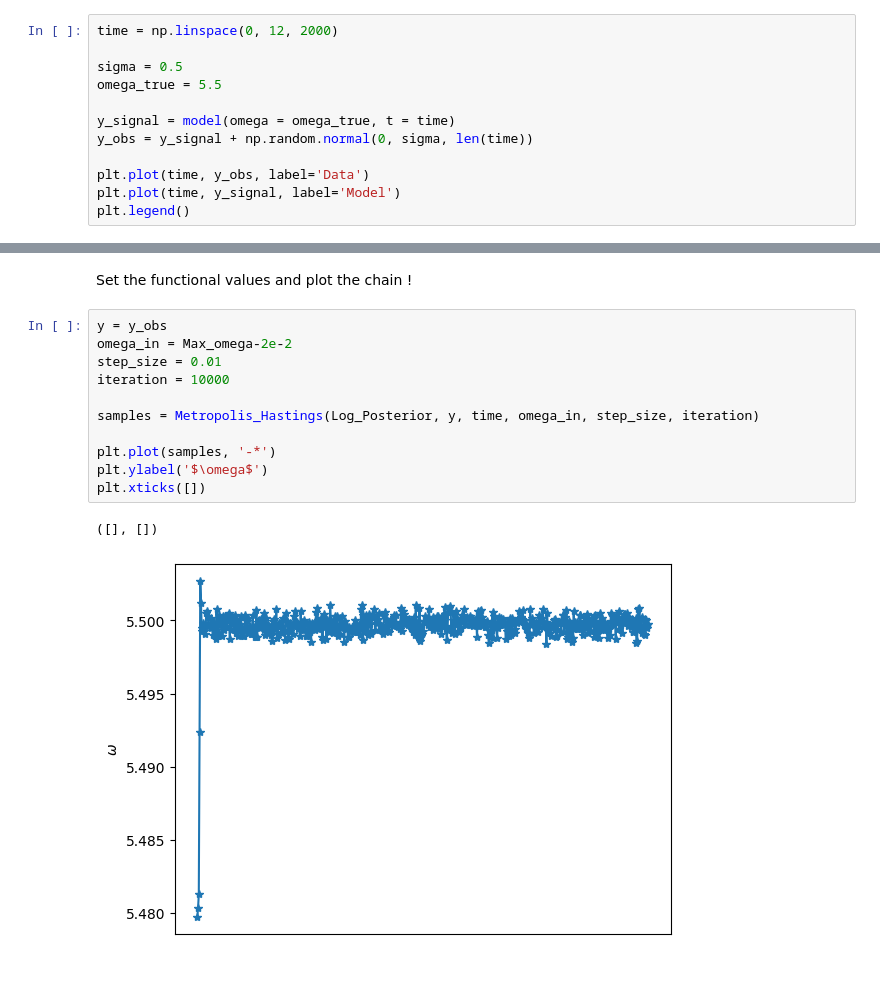
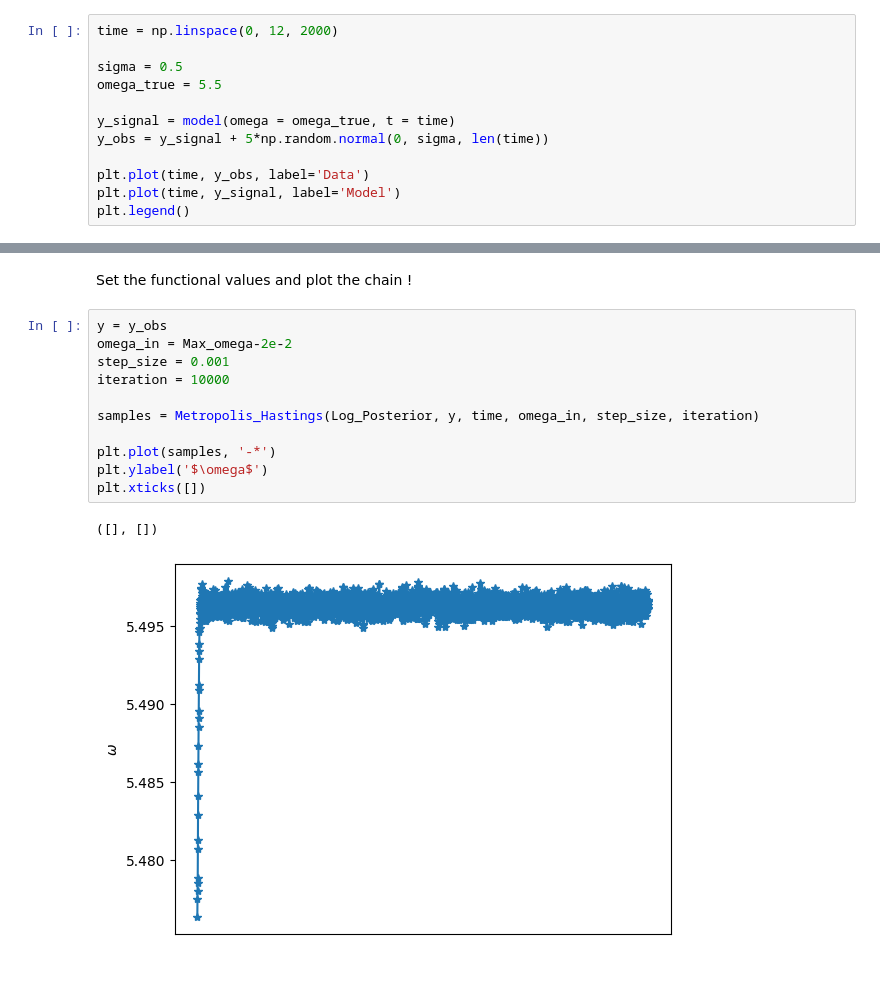
Before and after one commit to RitwikDas007/My-Collections, a Jupyter notebook: Bayes' Theorem.ipynb, the cells around one changed output, grey strips where cells are left out. Drawn from its saved outputs; the diff is of its cells as text.

```diff
--- a/Bayes' Theorem.ipynb
+++ b/Bayes' Theorem.ipynb
@@ -160,7 +160,7 @@ sigma = 0.5
 omega_true = 5.5
 
 y_signal = model(omega = omega_true, t = time)
-y_obs = y_signal + np.random.normal(0, sigma, len(time))
+y_obs = y_signal + 5*np.random.normal(0, sigma, len(time))
 
 plt.plot(time, y_obs, label='Data')
 plt.plot(time, y_signal, label='Model')
@@ -334,17 +334,17 @@ Set the functional values and plot the chain !
 # %%
 y = y_obs
 omega_in = Max_omega-2e-2
-step_size = 0.01
+step_size = 0.001
 iteration = 10000
 
 samples = Metropolis_Hastings(Log_Posterior, y, time, omega_in, step_size, iteration)
 
 plt.plot(samples, '-*')
 plt.ylabel('$\omega$')
 plt.xticks([])
 # %% [output]
 ([], [])
-[figure, old version]
+[figure, new version]
 # %% [markdown]
 #####
 # %% [markdown]
```
Also changed, not shown: parts of 6 cells of this notebook.
